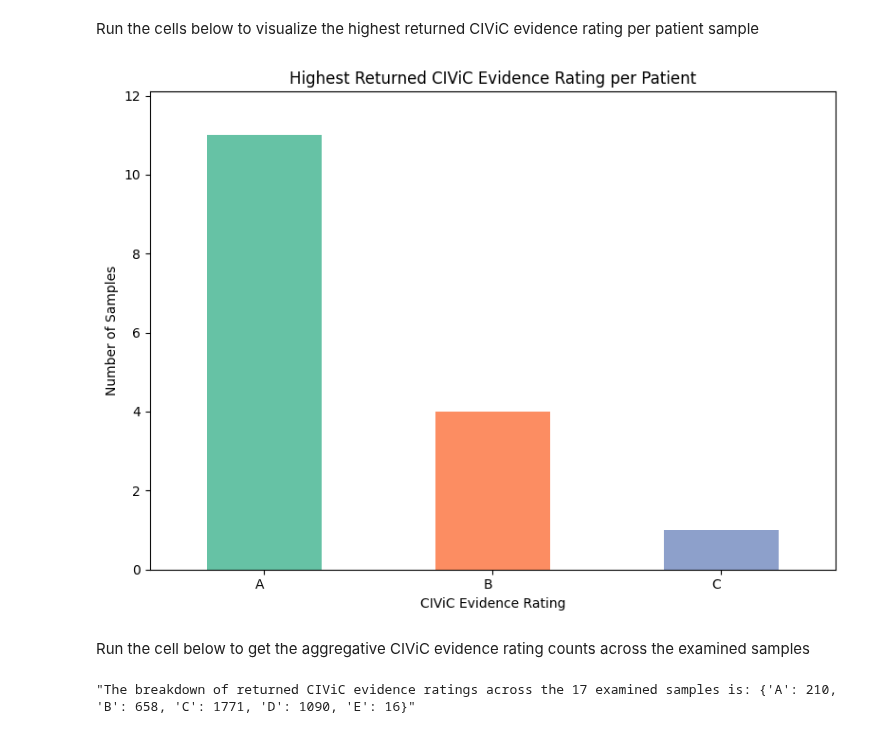
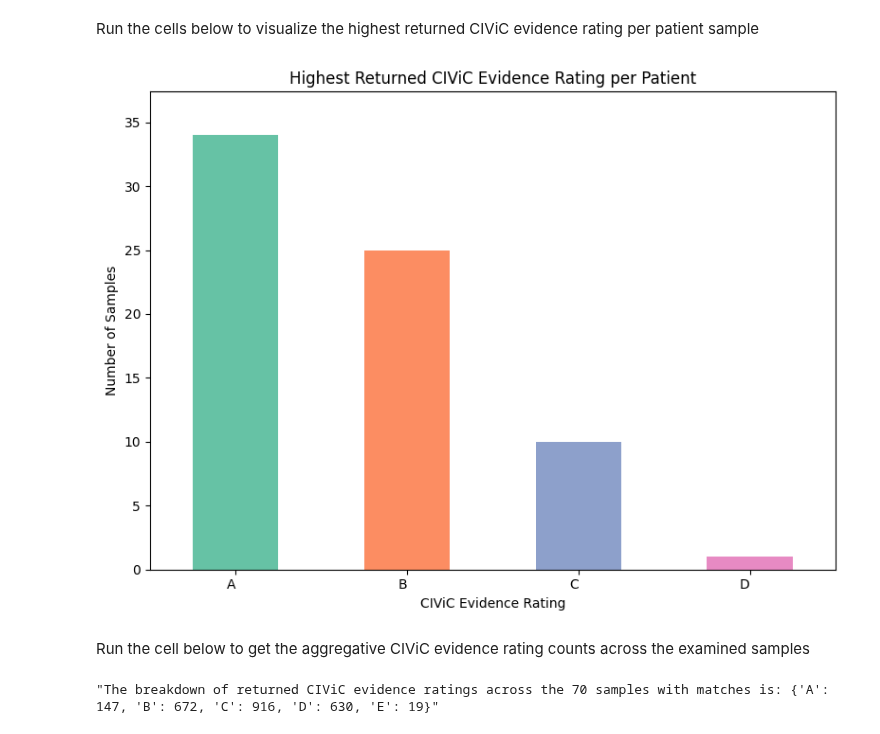
Before and after one commit to cancervariants/fusor, a Jupyter notebook: notebooks/demonstrative_analysis/demonstrative_analysis.ipynb, the cells around one changed output. Drawn from its saved outputs; the diff is of its cells as text; code cells hidden in the pictures.

Commit message:
Re-run using historical data

```diff
--- a/notebooks/demonstrative_analysis/demonstrative_analysis.ipynb
+++ b/notebooks/demonstrative_analysis/demonstrative_analysis.ipynb
@@ -79,10 +79,10 @@ from cool_seq_tool.schemas import Assembly
 harvester = EnFusionHarvester(fusor=fusor, assembly=Assembly.GRCH38)
 assayed_fusions_enfusion = []
 patient_ids = []
-files = [patient_file.name for patient_file in Path("data/fusion-test-data").iterdir() if patient_file.is_file() and patient_file.suffix == ".tsv"]
+files = [patient_file.name for patient_file in Path("data/clinically-relevant-cases").iterdir() if patient_file.is_file() and patient_file.suffix == ".tsv"]
 
 for file in tqdm(files):
-    fusions = await harvester.load_records(fusion_path=Path(f"data/fusion-test-data/{file}"))
+    fusions = await harvester.load_records(fusion_path=Path(f"data/clinically-relevant-cases/{file}"))
     for fusion in fusions:
         patient_ids.append(file)
     assayed_fusions_enfusion.extend(fusions)
@@ -351,26 +339,28 @@ er_counts = Counter(top_evidence)
 
 columns = ["evidence_rating", "count"]
 er_df = pd.DataFrame(columns=columns)
-er_df["evidence_rating"] = ["A", "B", "C"]
-er_df["count"] = [er_counts["A"], er_counts["B"], er_counts["C"],]
+er_df["evidence_rating"] = ["A", "B", "C", "D", "E"]
+er_df["count"] = [er_counts["A"], er_counts["B"], er_counts["C"],
+                  er_counts["D"], er_counts["E"]]
 # %%
 bar_colors = sns.color_palette("Set2")
+er_df_plot = er_df[er_df["count"] > 0]
 
-ax = er_df.plot.bar(x="evidence_rating", y="count",
+ax = er_df_plot.plot.bar(x="evidence_rating", y="count",
                                   title="Highest Returned CIViC Evidence Rating per Patient",
                                   figsize=(8, 6), color=bar_colors, legend=False)
 plt.xlabel("CIViC Evidence Rating")
 plt.ylabel("Number of Samples")
 plt.xticks(rotation=0, ha="right")
 plt.margins(x=0.05, y=0.1)
 plt.tight_layout()
 plt.show()
 # %% [output]
-[figure, old version]
+[figure, new version]
 # %% [markdown]
 Run the cell below to get the aggregative CIViC evidence rating counts across the examined samples
 # %%
 combined_er_counts = dict(sum((Counter(d) for d in er_list), Counter()))
-f"The breakdown of returned CIViC evidence ratings across the {len(files)} examined samples is: {combined_er_counts}"
+f"The breakdown of returned CIViC evidence ratings across the {len(patient_match_dict)} samples with matches is: {combined_er_counts}"
 # %% [output]
-"The breakdown of returned CIViC evidence ratings across the 17 examined samples is: {'A': 210, 'B': 658, 'C': 1771, 'D': 1090, 'E': 16}"
+"The breakdown of returned CIViC evidence ratings across the 70 samples with matches is: {'A': 147, 'B': 672, 'C': 916, 'D': 630, 'E': 19}"
```
Also changed, not shown: parts of 9 cells of this notebook.
